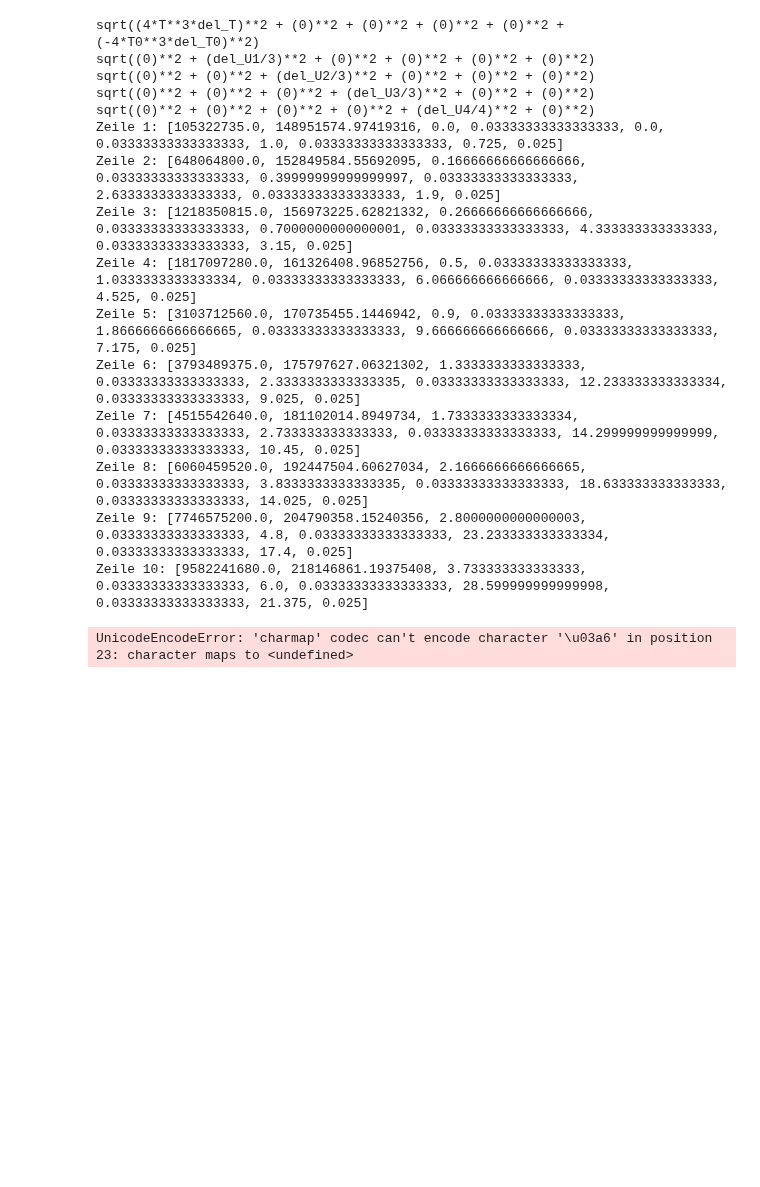
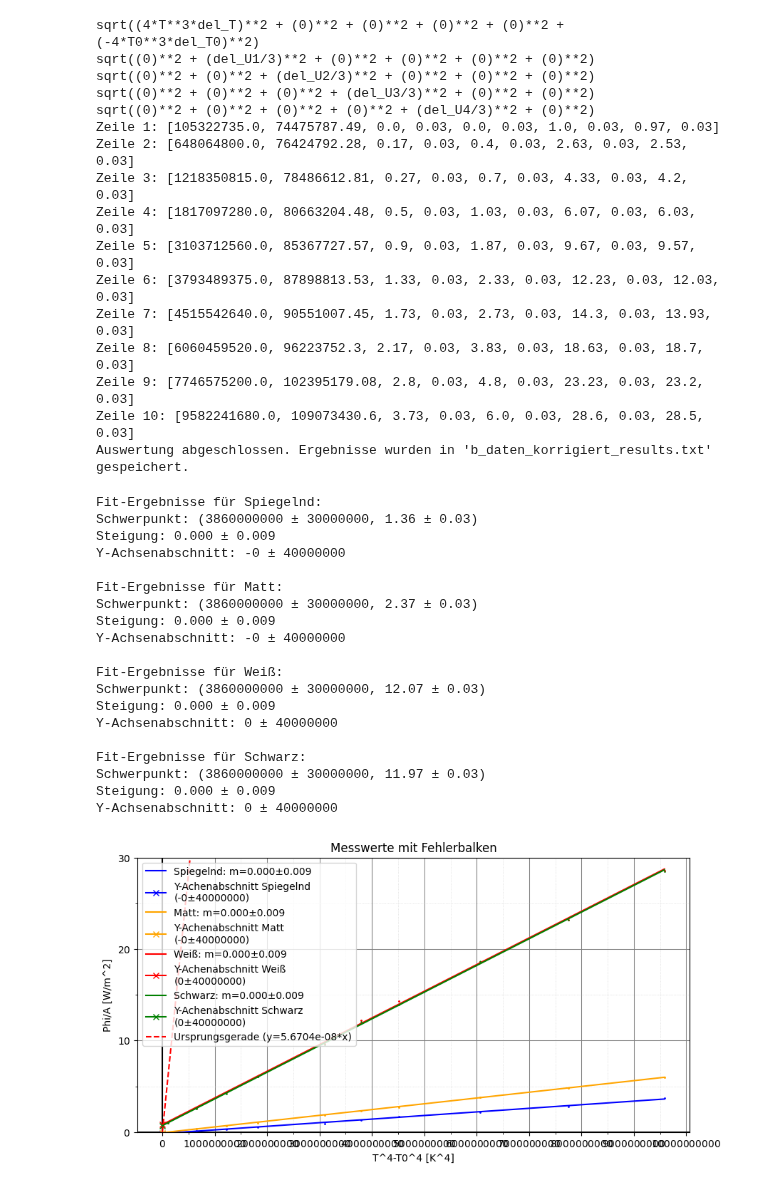
Before and after one commit to Patrixon0/data-analysis-plotting-tool, a Jupyter notebook: P3/Jannis_Dejan/372/372-main.ipynb, the cells around one changed output. Saved outputs shown, nothing was run; the diff lists cells and outputs as text; code cells hidden in the pictures; blank space fills up the shorter version.

```diff
--- a/P3/Jannis_Dejan/372/372-main.ipynb
+++ b/P3/Jannis_Dejan/372/372-main.ipynb
@@ -19,23 +19,51 @@ formula_list=[
     U1/3,
     U2/3,
     U3/3,
-    U4/4
+    U4/3,
     ]
-evaluate_gaussian_error('b_daten_korrigiert.txt',formulas=formula_list, variables=var_names, result_length=20,result_names=['T^4-T0^4', 'Φ/A_sp[W/m^2]', 'Φ/A_ma[W/m^2]', 'Φ/A_we[W/m^2]', 'Φ/A_sw[W/m^2]'])
+evaluate_gaussian_error('b_daten_korrigiert.txt',formulas=formula_list, variables=var_names, result_length=2,result_names=['T^4-T0^4', 'Phi/A_sp[W/m^2]', 'Phi/A_ma[W/m^2]', 'Phi/A_we[W/m^2]', 'Phi/A_sw[W/m^2]'])
 # %% [output]
 sqrt((4*T**3*del_T)**2 + (0)**2 + (0)**2 + (0)**2 + (0)**2 + (-4*T0**3*del_T0)**2)
 sqrt((0)**2 + (del_U1/3)**2 + (0)**2 + (0)**2 + (0)**2 + (0)**2)
 sqrt((0)**2 + (0)**2 + (del_U2/3)**2 + (0)**2 + (0)**2 + (0)**2)
 sqrt((0)**2 + (0)**2 + (0)**2 + (del_U3/3)**2 + (0)**2 + (0)**2)
-sqrt((0)**2 + (0)**2 + (0)**2 + (0)**2 + (del_U4/4)**2 + (0)**2)
-Zeile 1: [105322735.0, 148951574.97419316, 0.0, 0.03333333333333333, 0.0, 0.03333333333333333, 1.0, 0.03333333333333333, 0.725, 0.025]
-Zeile 2: [648064800.0, 152849584.55692095, 0.16666666666666666, 0.03333333333333333, 0.39999999999999997, 0.03333333333333333, 2.6333333333333333, 0.03333333333333333, 1.9, 0.025]
-Zeile 3: [1218350815.0, 156973225.62821332, 0.26666666666666666, 0.03333333333333333, 0.7000000000000001, 0.03333333333333333, 4.333333333333333, 0.03333333333333333, 3.15, 0.025]
-Zeile 4: [1817097280.0, 161326408.96852756, 0.5, 0.03333333333333333, 1.0333333333333334, 0.03333333333333333, 6.066666666666666, 0.03333333333333333, 4.525, 0.025]
-Zeile 5: [3103712560.0, 170735455.1446942, 0.9, 0.03333333333333333, 1.8666666666666665, 0.03333333333333333, 9.666666666666666, 0.03333333333333333, 7.175, 0.025]
-Zeile 6: [3793489375.0, 175797627.06321302, 1.3333333333333333, 0.03333333333333333, 2.3333333333333335, 0.03333333333333333, 12.233333333333334, 0.03333333333333333, 9.025, 0.025]
-Zeile 7: [4515542640.0, 181102014.8949734, 1.7333333333333334, 0.03333333333333333, 2.733333333333333, 0.03333333333333333, 14.299999999999999, 0.03333333333333333, 10.45, 0.025]
-Zeile 8: [6060459520.0, 192447504.60627034, 2.1666666666666665, 0.03333333333333333, 3.8333333333333335, 0.03333333333333333, 18.633333333333333, 0.03333333333333333, 14.025, 0.025]
-Zeile 9: [7746575200.0, 204790358.15240356, 2.8000000000000003, 0.03333333333333333, 4.8, 0.03333333333333333, 23.233333333333334, 0.03333333333333333, 17.4, 0.025]
-Zeile 10: [9582241680.0, 218146861.19375408, 3.733333333333333, 0.03333333333333333, 6.0, 0.03333333333333333, 28.599999999999998, 0.03333333333333333, 21.375, 0.025]
+sqrt((0)**2 + (0)**2 + (0)**2 + (0)**2 + (del_U4/3)**2 + (0)**2)
+Zeile 1: [105322735.0, 74475787.49, 0.0, 0.03, 0.0, 0.03, 1.0, 0.03, 0.97, 0.03]
+Zeile 2: [648064800.0, 76424792.28, 0.17, 0.03, 0.4, 0.03, 2.63, 0.03, 2.53, 0.03]
+Zeile 3: [1218350815.0, 78486612.81, 0.27, 0.03, 0.7, 0.03, 4.33, 0.03, 4.2, 0.03]
+Zeile 4: [1817097280.0, 80663204.48, 0.5, 0.03, 1.03, 0.03, 6.07, 0.03, 6.03, 0.03]
+Zeile 5: [3103712560.0, 85367727.57, 0.9, 0.03, 1.87, 0.03, 9.67, 0.03, 9.57, 0.03]
+Zeile 6: [3793489375.0, 87898813.53, 1.33, 0.03, 2.33, 0.03, 12.23, 0.03, 12.03, 0.03]
+Zeile 7: [4515542640.0, 90551007.45, 1.73, 0.03, 2.73, 0.03, 14.3, 0.03, 13.93, 0.03]
+Zeile 8: [6060459520.0, 96223752.3, 2.17, 0.03, 3.83, 0.03, 18.63, 0.03, 18.7, 0.03]
+Zeile 9: [7746575200.0, 102395179.08, 2.8, 0.03, 4.8, 0.03, 23.23, 0.03, 23.2, 0.03]
+Zeile 10: [9582241680.0, 109073430.6, 3.73, 0.03, 6.0, 0.03, 28.6, 0.03, 28.5, 0.03]
+Auswertung abgeschlossen. Ergebnisse wurden in 'b_daten_korrigiert_results.txt' gespeichert.
-UnicodeEncodeError: 'charmap' codec can't encode character '\u03a6' in position 23: character maps to <undefined>
+# %%
+geraden_fit('b_daten_korrigiert_results.txt', Titel = 'Abb. 2: Aufgabe b) Bestimmung der abgestrahlten Leistung',
+             x_label = r'T^4-T0^4 [K^4]', y_label = r'Phi/A [W/m^2]',
+                save = True, y_colors = ['blue', 'orange', 'red', 'green'], x_major_ticks = 1000000000, x_minor_ticks = 500000000, y_major_ticks = 10, y_minor_ticks = 5,
+                focus_point = False, y_labels = ['Spiegelnd', 'Matt', 'Weiß', 'Schwarz'], plot_x_inter = False, plot_errors=False, plot_y_inter=True,
+                Ursprungsgerade = 5.6704*10**(-8), y_max = 30, y_min = 0
+            )
+# %% [output]
+Fit-Ergebnisse für Spiegelnd:
+Schwerpunkt: (3860000000 ± 30000000, 1.36 ± 0.03)
+Steigung: 0.000 ± 0.009
+Y-Achsenabschnitt: -0 ± 40000000
+
+Fit-Ergebnisse für Matt:
+Schwerpunkt: (3860000000 ± 30000000, 2.37 ± 0.03)
+Steigung: 0.000 ± 0.009
+Y-Achsenabschnitt: -0 ± 40000000
+
+Fit-Ergebnisse für Weiß:
+Schwerpunkt: (3860000000 ± 30000000, 12.07 ± 0.03)
+Steigung: 0.000 ± 0.009
+Y-Achsenabschnitt: 0 ± 40000000
+
+Fit-Ergebnisse für Schwarz:
+Schwerpunkt: (3860000000 ± 30000000, 11.97 ± 0.03)
+Steigung: 0.000 ± 0.009
+Y-Achsenabschnitt: 0 ± 40000000
+[figure, added]
```
Also changed, not shown: 6 other files.
